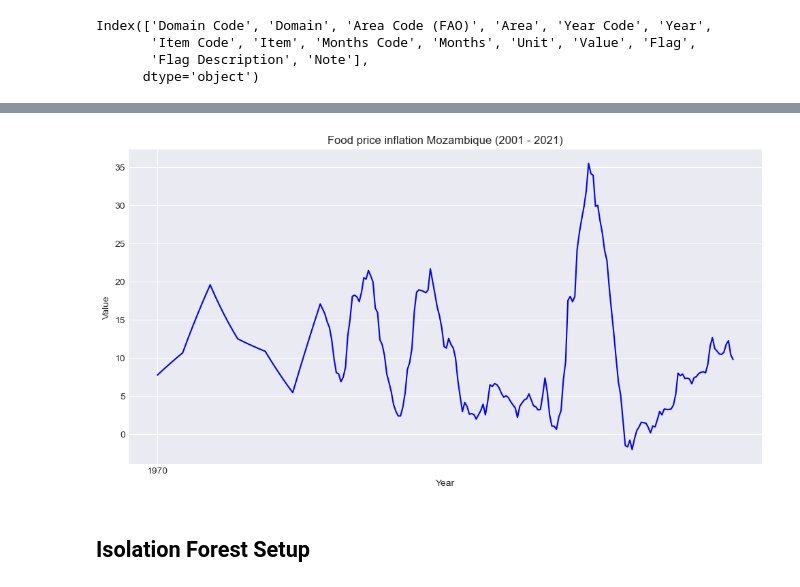
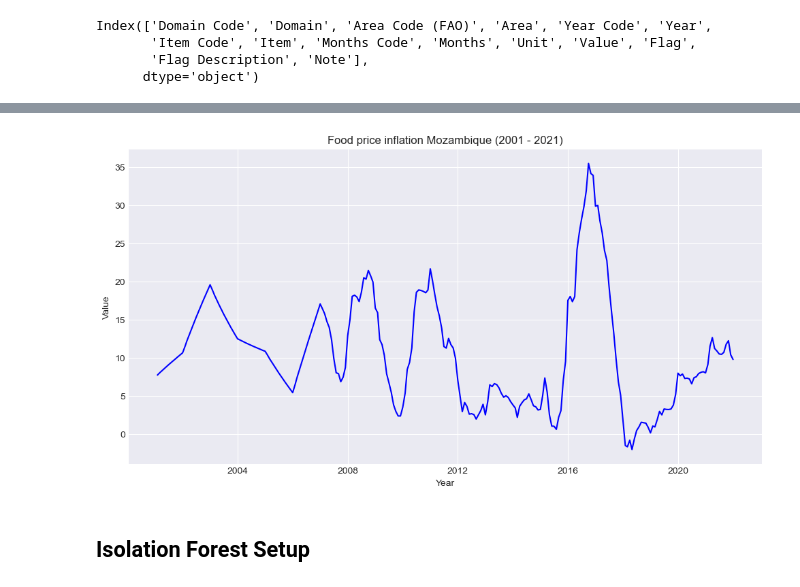
Before and after one commit to gheisenberg/FoodSecurity, a Jupyter notebook: FEMOZ/scripts/IsolationForest.CPI.ipynb, the cells around one changed output, grey strips where cells are left out. Saved outputs shown, nothing was run; the diff lists cells and outputs as text; code cells hidden in the pictures.

Commit message:
added Dates and used them as xticks

```diff
--- a/FEMOZ/scripts/IsolationForest.CPI.ipynb
+++ b/FEMOZ/scripts/IsolationForest.CPI.ipynb
@@ -38,15 +38,19 @@ Index(['Domain Code', 'Domain', 'Area Code (FAO)', 'Area', 'Year Code', 'Year',
 cpi_data=cpi_data.loc[cpi_data['Area'] == "Mozambique"]
 print(cpi_data['Item'].unique())
 print(cpi_data['Item Code'].unique())
+
+# slice the interesting data out of the entire data set
+# 23014 corresponds to values for "Food price inflation"
 cpi_data=cpi_data.loc[cpi_data['Item Code'] == 23014]
 
 print(cpi_data['Year'].unique())
-
 # the index was destroyed since we sliced "Mozambique" data from the frame
 # resetting the index will do
 cpi_data = cpi_data.reset_index()
-cpi_data.index = pd.to_datetime(cpi_data.index)
-print(cpi_data.head(5))
+
+#cpi_data.index = pd.to_datetime(cpi_data.index)#, format='%Y%m%d')
+#print(cpi_data.head(5))
+#print(cpi_data.tail(5))
 #print("cpi_data.shape=",cpi_data.shape)
 # %% [output]
 ['Consumer Prices, Food Indices (2015 = 100)'
@@ -69,13 +61,20 @@ print(cpi_data.head(5))
+# %%
+# create month series starting from Jan 2001
+dates = pd.Series(pd.date_range(start='2001-01', end='2022-1', freq='M',
+                                normalize=True))
+#print(dates)
+# add it to the dataframe
+cpi_data['Dates'] = dates
 # %%
 '''VISUALIZE'''
 plt.figure(figsize=(12, 6))
 plt.title("Food price inflation Mozambique (2001 - 2021)")
 plt.ylabel('Value')
 plt.xlabel('Year')
-plt.plot(cpi_data['Value'], color="blue")
+plt.plot(cpi_data['Dates'], cpi_data['Value'], color="blue")
 plt.show()
 # %% [output]
-[figure, old version]
+[figure, new version]
 # %% [markdown]
 ## Isolation Forest Setup
 # %%
```
Also changed, not shown: parts of 4 cells of this notebook.
